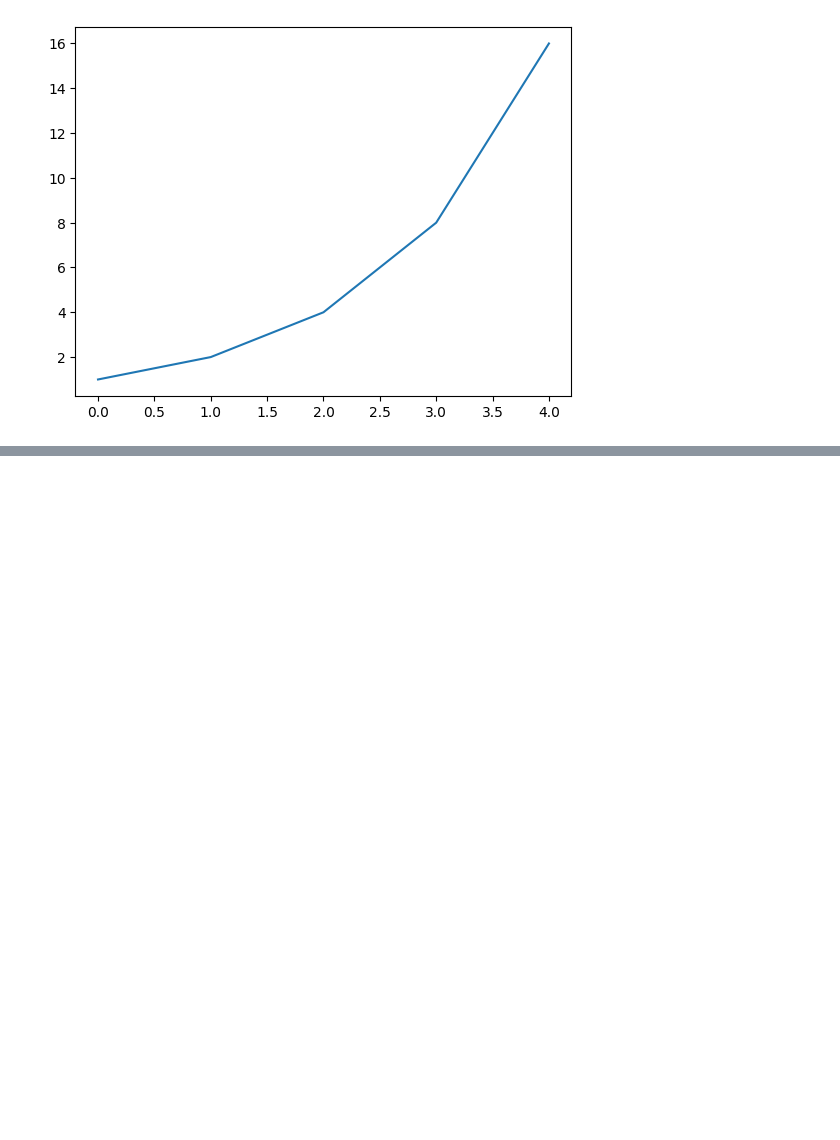
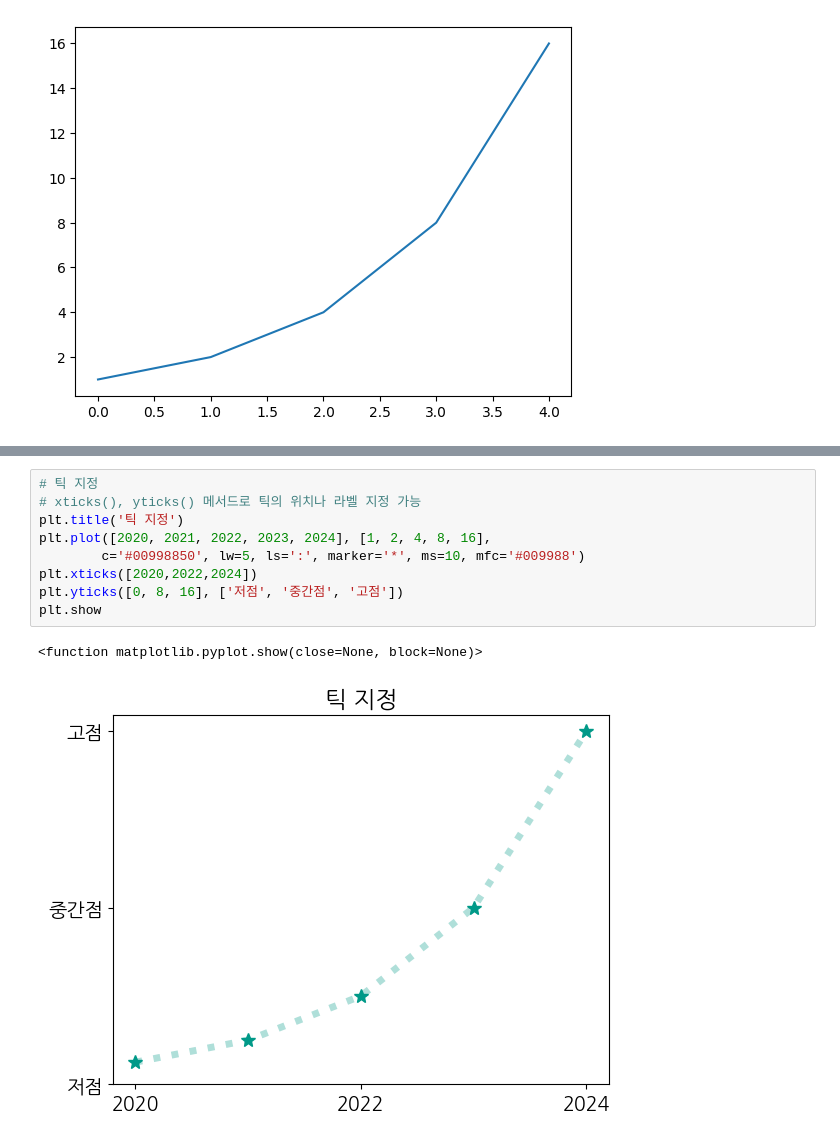
Before and after one commit to nobodys5/python-20240709, a Jupyter notebook: visualize-data.ipynb, the cells around one changed output, grey strips where cells are left out. Saved outputs shown, nothing was run; the diff lists cells and outputs as text; blank space fills up the shorter version.

```diff
--- a/visualize-data.ipynb
+++ b/visualize-data.ipynb
@@ -80,0 +111,12 @@ fm.fontManager.ttflist.insert(0, font_entry)
+# %%
+# 틱 지정
+# xticks(), yticks() 메서드로 틱의 위치나 라벨 지정 가능
+plt.title('틱 지정')
+plt.plot([2020, 2021, 2022, 2023, 2024], [1, 2, 4, 8, 16],
+        c='#00998850', lw=5, ls=':', marker='*', ms=10, mfc='#009988')
+plt.xticks([2020,2022,2024])
+plt.yticks([0, 8, 16], ['저점', '중간점', '고점'])
+plt.show
+# %% [output]
+<function matplotlib.pyplot.show(close=None, block=None)>
+[figure, added]
```
Also changed, not shown: parts of 12 cells of this notebook.
